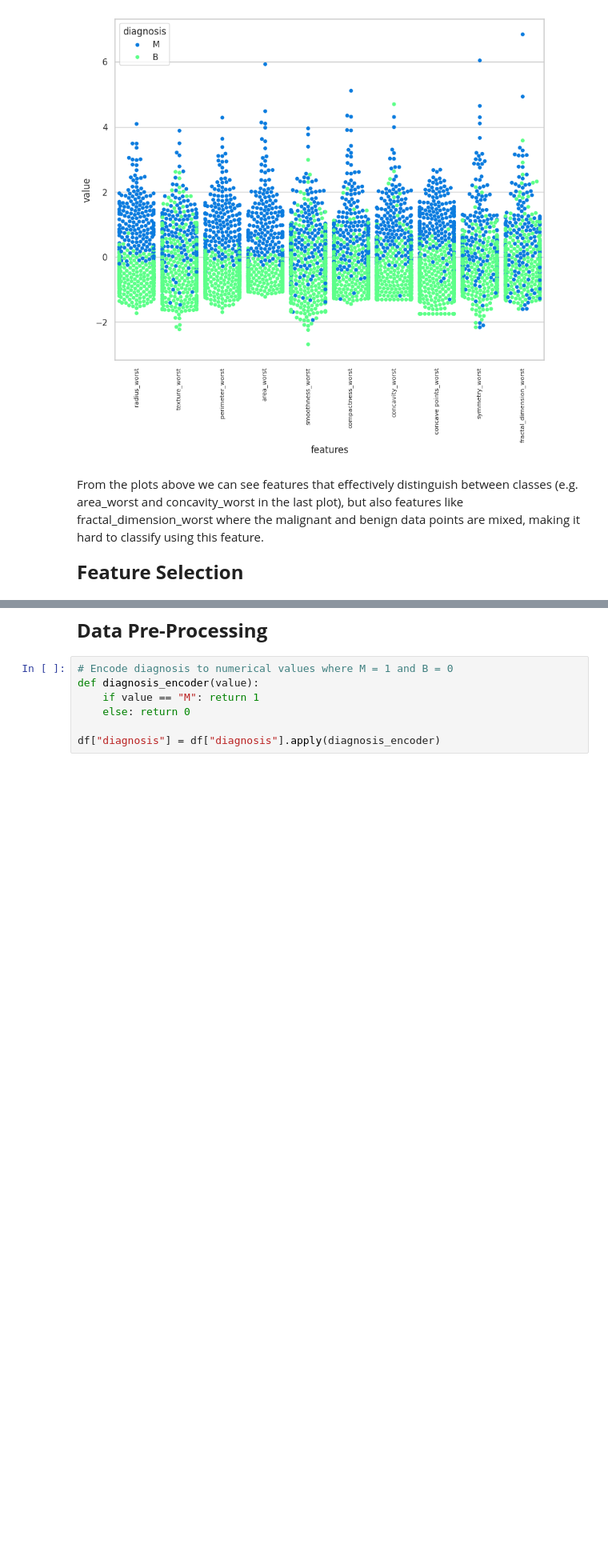
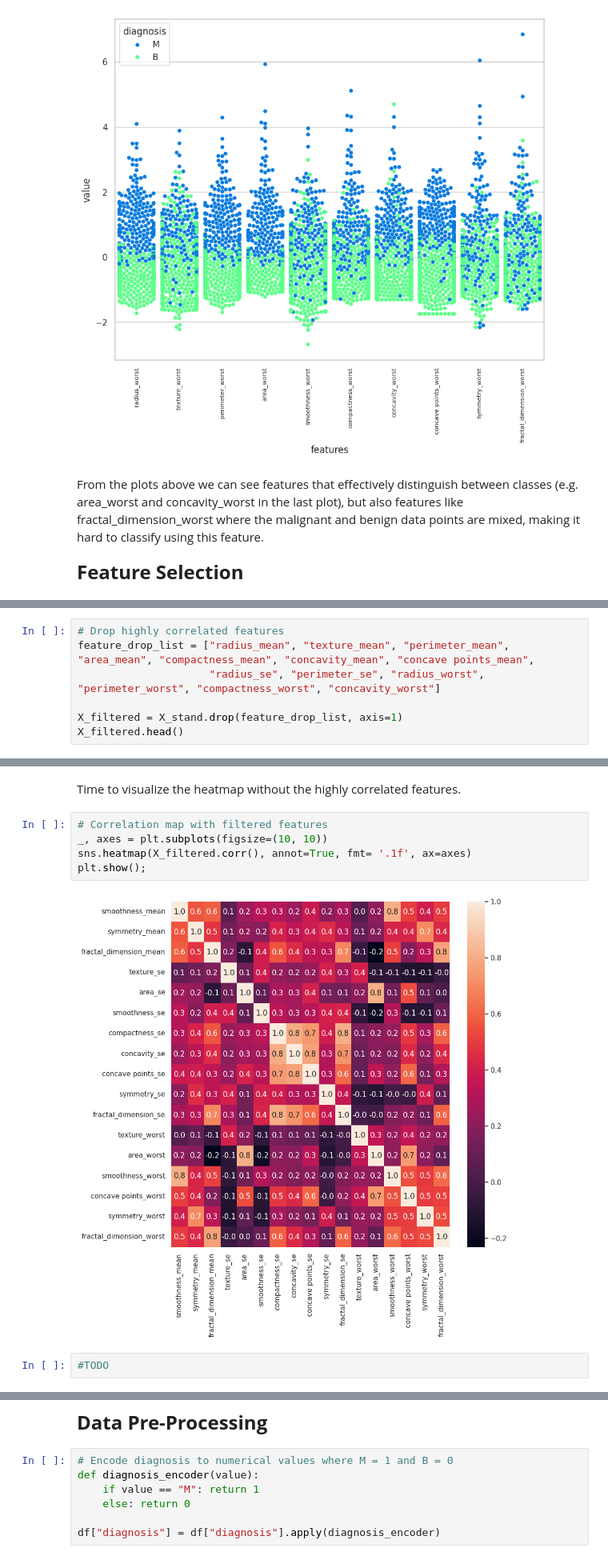
Before and after one commit to GonmasPT/Breast-Cancer-Wisconsin-Diagnosis, a Jupyter notebook: main.ipynb, the cells around one changed output, grey strips where cells are left out. Shown at 80% size. Saved outputs shown, nothing was run; the diff lists cells and outputs as text; blank space fills up the shorter version.

```diff
--- a/main.ipynb
+++ b/main.ipynb
@@ -180,0 +190,7 @@ From the plots above we can see features that effectively distinguish between cl
+# %%
+# Drop highly correlated features
+feature_drop_list = ["radius_mean", "texture_mean", "perimeter_mean", "area_mean", "compactness_mean", "concavity_mean", "concave points_mean",
+                     "radius_se", "perimeter_se", "radius_worst", "perimeter_worst", "compactness_worst", "concavity_worst"]
+
+X_filtered = X_stand.drop(feature_drop_list, axis=1)
+X_filtered.head()
@@ -180,0 +204,11 @@ From the plots above we can see features that effectively distinguish between cl
+# %% [markdown]
+Time to visualize the heatmap without the highly correlated features.
+# %%
+# Correlation map with filtered features
+_, axes = plt.subplots(figsize=(10, 10))
+sns.heatmap(X_filtered.corr(), annot=True, fmt= '.1f', ax=axes)
+plt.show();
+# %% [output]
+[figure, added]
+# %%
+#TODO
```
Also changed, not shown: parts of 8 cells of this notebook.
